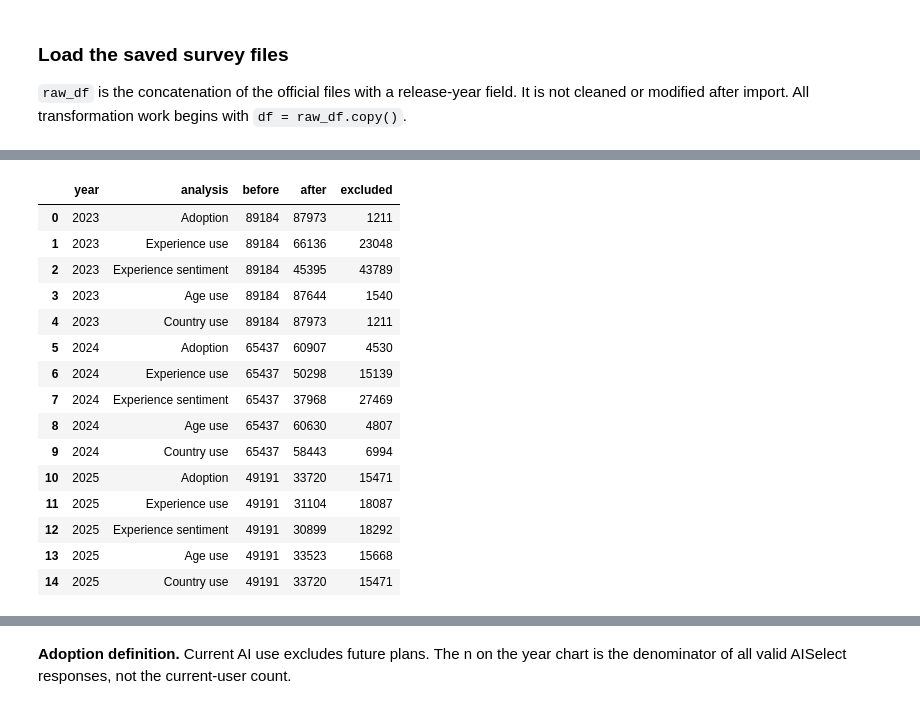
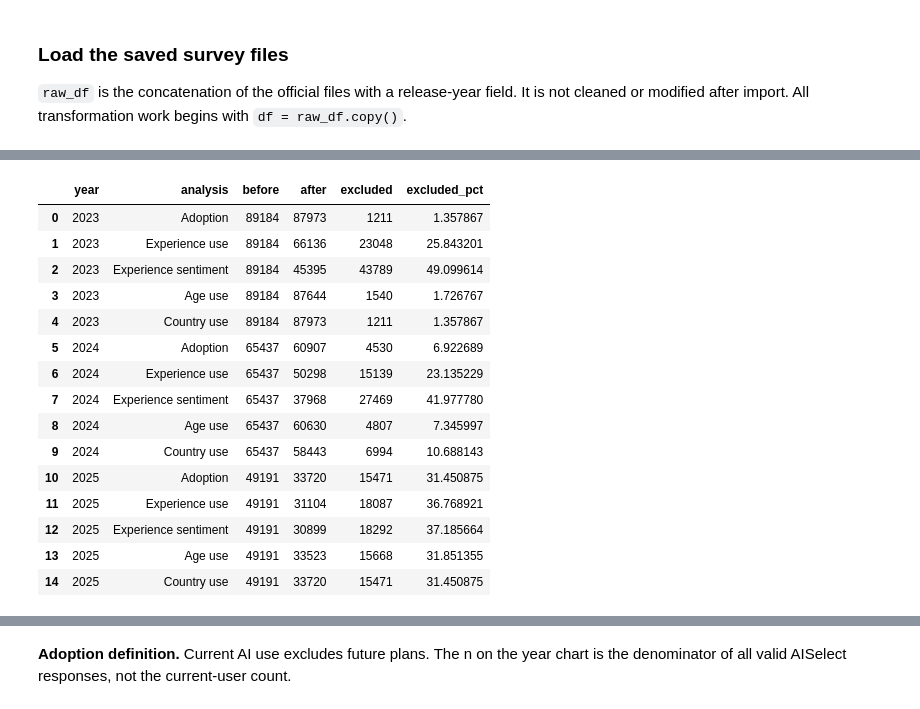
Before and after one commit to meheduz/ai-tools-developer-workflows, a Jupyter notebook: analysis.ipynb, the cells around one changed output, grey strips where cells are left out. Drawn from its saved outputs; the diff is of its cells as text; code cells hidden in the pictures.

Commit message:
Finalize Project 44 analysis and robustness checks

```diff
--- a/analysis.ipynb
+++ b/analysis.ipynb
@@ -213,6 +290,11 @@ MISSING = {'', 'NA', 'N/A', 'nan'}
 def as_clean_strings(series):
     result=series.astype('string').str.strip()
     return result.mask(result.isin(MISSING))
+def parse_experience(series):
+    """Parse source years, using 0.5 for <1 and 51 for >50; keep failed parses missing."""
+    numeric=series.replace({'Less than 1 year':'0.5','More than 50 years':'51'})
+    return pd.to_numeric(numeric,errors='coerce')
+
 def plain_question(text):
     return html.unescape(re.sub(r'<[^>]+>', ' ', str(text))).strip()
 
@@ -253,6 +335,16 @@ for y in YEARS:
                 option_records.append({'year':y,'column':col,'answer':answer,'n':int(n)})
 answer_options=pd.DataFrame(option_records)
 display(answer_options[answer_options.column.isin(['AISelect','AISent'])])
+
+# Read the exact experience definitions from each schema, rather than equating names.
+experience_questions=[]
+for y in YEARS:
+    field='WorkExp' if y==2025 else 'YearsCodePro'
+    schema=schema_by_year[y]
+    question=' | '.join(dict.fromkeys(plain_question(v) for v in schema.loc[schema.qname.eq(field),'question']))
+    assert question
+    experience_questions.append({'Year':y,'Source field':field,'Schema question':question})
+display(pd.DataFrame(experience_questions))
 # %% [output]
 |  | year | response_column | exists | schema_name | question | observed_options |
 | 0 | 2023 | AIAcc | True | AIAcc | For the AI tools you use as part ... | Greater efficiency; Improve accur... |
@@ -365,7 +535,7 @@ for y in YEARS:
     ax=sns.barplot(data=m,x='missing_pct',y='column',color='#5b8db8')
     ax.set(title=f'Missingness by field — {y} (n={len(raw_by_year[y]):,})',xlabel='Missing responses (%)',ylabel='Source column',xlim=(0,100))
     finish_figure(f'missingness_{y}')
-    interpret(f'**Interpretation.** In {y}, the displayed highest-missing field is `{m.iloc[-1]["column"]}` '
+    interpret(f'**Interpretation.** These bars show the fifteen highest missing percentages in {y}. In {y}, the displayed highest-missing field is `{m.iloc[-1]["column"]}` '
               f'({m.iloc[-1]["missing_pct"]:.1f}% missing). Optional and routed questions may explain these gaps; '
               'unanswered items are excluded only from analyses requiring them.')
 # %% [output]
@@ -467,10 +642,6 @@ Rows before: 203,812; after exact-duplicate removal: 203,812; removed: 0.
 EXP_SOURCE={2023:'YearsCodePro',2024:'YearsCodePro',2025:'WorkExp'}
 PRIMARY_TOOL={2023:'AIDevHaveWorkedWith',2024:'AISearchDevHaveWorkedWith',2025:'AIModelsHaveWorkedWith'}
 TOOL_SOURCE={2023:['AISearchHaveWorkedWith','AIDevHaveWorkedWith'],2024:['AISearchDevHaveWorkedWith'],2025:['AIModelsHaveWorkedWith']}
-def parse_experience(series):
-    """Parse source years, using 0.5 for <1 and 51 for >50; keep failed parses missing."""
-    numeric=series.replace({'Less than 1 year':'0.5','More than 50 years':'51'})
-    return pd.to_numeric(numeric,errors='coerce')
 df['experience_input']=pd.Series(pd.NA,index=df.index,dtype='string')
 df['experience_source']=df.SurveyYear.map({2023:'Professional coding',2024:'Professional coding',2025:'Professional work'})
 for y in YEARS:
@@ -487,6 +658,12 @@ sentiment_order=['Very unfavorable','Unfavorable','Indifferent','Favorable','Ver
 sentiment_map={'Very unfavorable':1,'Unfavorable':2,'Indifferent':3,'Favorable':4,'Very favorable':5}
 assert set(df.AISent.dropna())<=set(sentiment_order)
 df['sentiment_score']=df.AISent.map(sentiment_map)
+# Retain Indifferent and Unsure as valid denominator responses.
+df['favorable_sentiment']=pd.Series(pd.NA,index=df.index,dtype='Int8')
+answered_sentiment=df.AISent.notna()
+df.loc[answered_sentiment,'favorable_sentiment']=df.loc[answered_sentiment,'AISent'].isin(['Favorable','Very favorable']).astype('Int8')
+display(df.groupby('SurveyYear',observed=True).experience_band.value_counts(dropna=False).rename('n').to_frame())
+display(pd.crosstab(df.AISent,df.favorable_sentiment))
 invalid_table=pd.DataFrame([{'year':y,'failed_parse':int((failed_parse&df.SurveyYear.eq(y)).sum()),
     'experience_excluded_by_range_or_fraction':int((invalid_experience&df.SurveyYear.eq(y)).sum()),
     'experience_min':df.loc[df.SurveyYear.eq(y),'experience_years'].min(),
@@ -506,47 +708,47 @@ def make_indicators(series,prefix):
     # get_dummies emits zeros for missing; mask them immediately, before any calculation/export.
     flags=values.str.get_dummies(sep=';').astype('Int8')
     flags.columns=[f'{prefix}__{str(c).strip()}' for c in flags]
     flags.loc[~answered,:]=pd.NA
     flags[f'{prefix}__answered']=answered.astype('Int8')
     assert flags.loc[~answered,flags.columns[:-1]].isna().all().all()
     return flags
 role_flags=make_indicators(df.DevType,'role')
 # Each question receives its own indicators. Never treat a skipped developer question as
 # an unselected product merely because the respondent answered an AI search question.
 tool_blocks={}
 for y in YEARS:
     part=df[df.SurveyYear.eq(y)]
     for source in TOOL_SOURCE[y]:
         tool_blocks[y,source]=make_indicators(part[source],f'tool_{y}_{source}')
 df['tool_count']=np.nan
 for y in YEARS:
     mask=df.SurveyYear.eq(y); values=df.loc[mask,PRIMARY_TOOL[y]]
     df.loc[mask,'tool_count']=values.map(lambda v:len(set(str(v).split(';'))) if pd.notna(v) else np.nan)
 cc_rows=[]
 for y in YEARS:
     part=df[df.SurveyYear.eq(y)]
     for label,cols in {'Adoption':['ai_use_binary'],'Experience use':['experience_years','ai_use_binary'],
                       'Experience sentiment':['experience_years','AISent'],
                       'Age use':['age_h','ai_use_binary'],'Country use':['Country','ai_use_binary']}.items():
         after=len(part.dropna(subset=cols))
-        cc_rows.append({'year':y,'analysis':label,'before':len(part),'after':after,'excluded':len(part)-after})
+        cc_rows.append({'year':y,'analysis':label,'before':len(part),'after':after,'excluded':len(part)-after,'excluded_pct':100*(len(part)-after)/len(part)})
 complete_case_counts=pd.DataFrame(cc_rows)
 display(complete_case_counts)
 complete_case_counts.to_csv(RESULTS/'complete_case_counts.csv',index=False)
 # %% [output]
-|  | year | analysis | before | after | excluded |
-| 0 | 2023 | Adoption | 89184 | 87973 | 1211 |
-| 1 | 2023 | Experience use | 89184 | 66136 | 23048 |
-| 2 | 2023 | Experience sentiment | 89184 | 45395 | 43789 |
-| 3 | 2023 | Age use | 89184 | 87644 | 1540 |
-| 4 | 2023 | Country use | 89184 | 87973 | 1211 |
-| 5 | 2024 | Adoption | 65437 | 60907 | 4530 |
-| 6 | 2024 | Experience use | 65437 | 50298 | 15139 |
-| 7 | 2024 | Experience sentiment | 65437 | 37968 | 27469 |
-| 8 | 2024 | Age use | 65437 | 60630 | 4807 |
-| 9 | 2024 | Country use | 65437 | 58443 | 6994 |
-| 10 | 2025 | Adoption | 49191 | 33720 | 15471 |
-| 11 | 2025 | Experience use | 49191 | 31104 | 18087 |
-| 12 | 2025 | Experience sentiment | 49191 | 30899 | 18292 |
-| 13 | 2025 | Age use | 49191 | 33523 | 15668 |
-| 14 | 2025 | Country use | 49191 | 33720 | 15471 |
+|  | year | analysis | before | after | excluded | excluded_pct |
+| 0 | 2023 | Adoption | 89184 | 87973 | 1211 | 1.357867 |
+| 1 | 2023 | Experience use | 89184 | 66136 | 23048 | 25.843201 |
+| 2 | 2023 | Experience sentiment | 89184 | 45395 | 43789 | 49.099614 |
+| 3 | 2023 | Age use | 89184 | 87644 | 1540 | 1.726767 |
+| 4 | 2023 | Country use | 89184 | 87973 | 1211 | 1.357867 |
+| 5 | 2024 | Adoption | 65437 | 60907 | 4530 | 6.922689 |
+| 6 | 2024 | Experience use | 65437 | 50298 | 15139 | 23.135229 |
+| 7 | 2024 | Experience sentiment | 65437 | 37968 | 27469 | 41.977780 |
+| 8 | 2024 | Age use | 65437 | 60630 | 4807 | 7.345997 |
+| 9 | 2024 | Country use | 65437 | 58443 | 6994 | 10.688143 |
+| 10 | 2025 | Adoption | 49191 | 33720 | 15471 | 31.450875 |
+| 11 | 2025 | Experience use | 49191 | 31104 | 18087 | 36.768921 |
+| 12 | 2025 | Experience sentiment | 49191 | 30899 | 18292 | 37.185664 |
+| 13 | 2025 | Age use | 49191 | 33523 | 15668 | 31.851355 |
+| 14 | 2025 | Country use | 49191 | 33720 | 15471 | 31.450875 |
```
Also changed, not shown: parts of 55 cells of this notebook, 15 other files.
